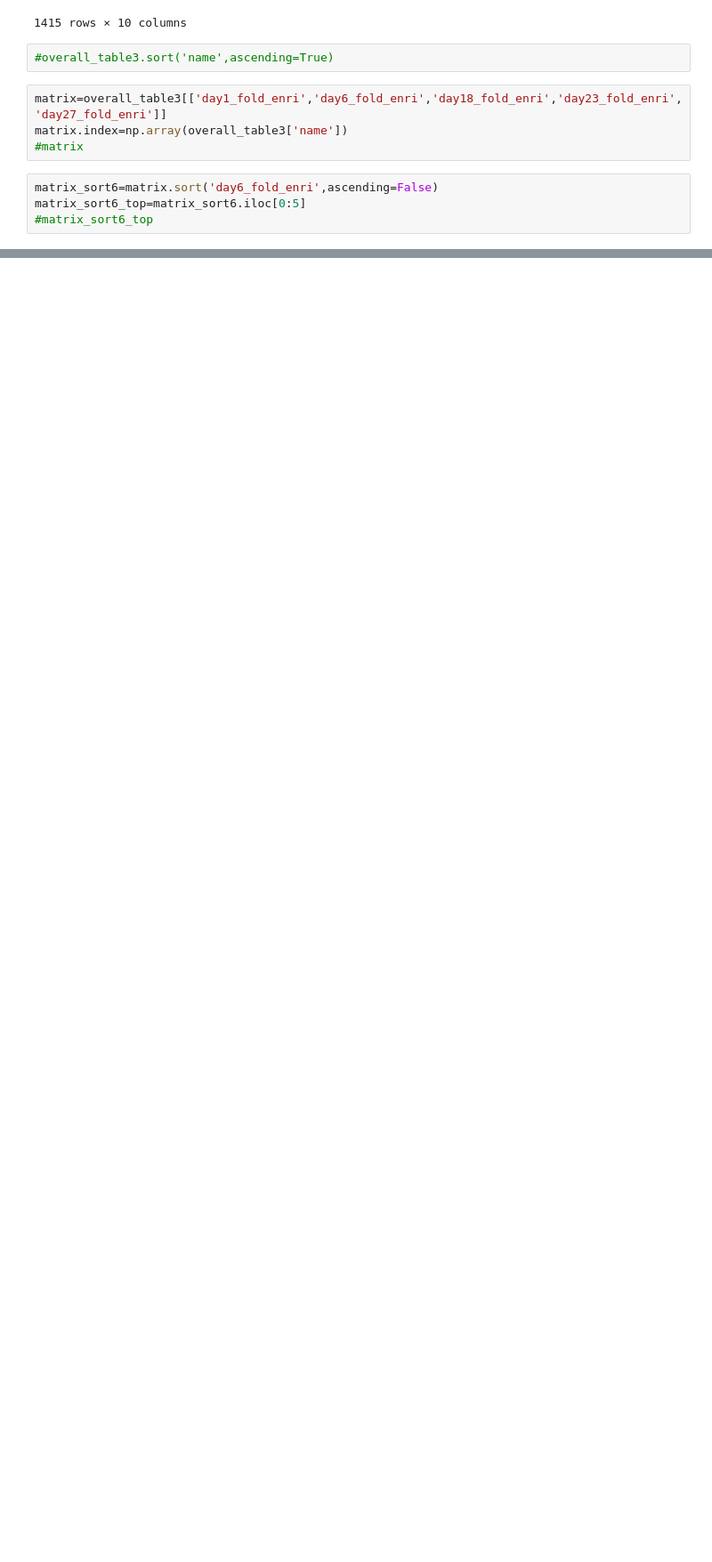
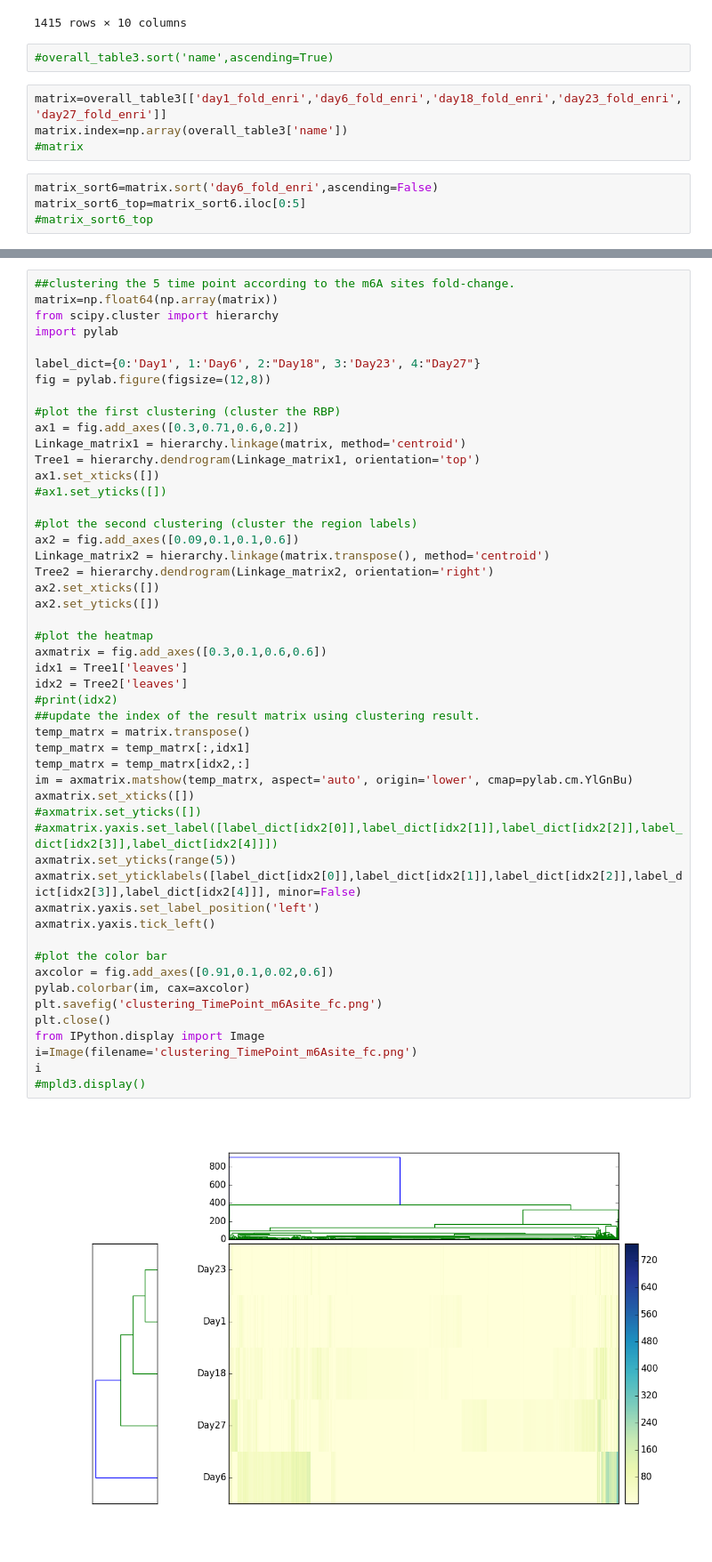
Before and after one commit to Wenhao-Jin/m6A, a Jupyter notebook: data/m6A_peaks_visualization.ipynb, the cells around one changed output, grey strips where cells are left out. Shown at 89% size. Drawn from its saved outputs; the diff is of its cells as text; blank space fills up the shorter version.

```diff
--- a/data/m6A_peaks_visualization.ipynb
+++ b/data/m6A_peaks_visualization.ipynb
@@ -260,0 +290,52 @@ i
+# %%
+##clustering the 5 time point according to the m6A sites fold-change.
+matrix=np.float64(np.array(matrix))
+from scipy.cluster import hierarchy
+import pylab
+
+label_dict={0:'Day1', 1:'Day6', 2:"Day18", 3:'Day23', 4:"Day27"}
+fig = pylab.figure(figsize=(12,8))
+
+#plot the first clustering (cluster the RBP)
+ax1 = fig.add_axes([0.3,0.71,0.6,0.2])
+Linkage_matrix1 = hierarchy.linkage(matrix, method='centroid')
+Tree1 = hierarchy.dendrogram(Linkage_matrix1, orientation='top')
+ax1.set_xticks([])
+#ax1.set_yticks([])
+
+#plot the second clustering (cluster the region labels)
+ax2 = fig.add_axes([0.09,0.1,0.1,0.6])
+Linkage_matrix2 = hierarchy.linkage(matrix.transpose(), method='centroid')
+Tree2 = hierarchy.dendrogram(Linkage_matrix2, orientation='right')
+ax2.set_xticks([])
+ax2.set_yticks([])
+
+#plot the heatmap
+axmatrix = fig.add_axes([0.3,0.1,0.6,0.6])
+idx1 = Tree1['leaves']
+idx2 = Tree2['leaves']
+#print(idx2)
+##update the index of the result matrix using clustering result.
+temp_matrx = matrix.transpose()
+temp_matrx = temp_matrx[:,idx1]
+temp_matrx = temp_matrx[idx2,:]
+im = axmatrix.matshow(temp_matrx, aspect='auto', origin='lower', cmap=pylab.cm.YlGnBu)
+axmatrix.set_xticks([])
+#axmatrix.set_yticks([])
+#axmatrix.yaxis.set_label([label_dict[idx2[0]],label_dict[idx2[1]],label_dict[idx2[2]],label_dict[idx2[3]],label_dict[idx2[4]]])
+axmatrix.set_yticks(range(5))
+axmatrix.set_yticklabels([label_dict[idx2[0]],label_dict[idx2[1]],label_dict[idx2[2]],label_dict[idx2[3]],label_dict[idx2[4]]], minor=False)
+axmatrix.yaxis.set_label_position('left')
+axmatrix.yaxis.tick_left()
+
+#plot the color bar
+axcolor = fig.add_axes([0.91,0.1,0.02,0.6])
+pylab.colorbar(im, cax=axcolor)
+plt.savefig('clustering_TimePoint_m6Asite_fc.png')
+plt.close()
+from IPython.display import Image
+i=Image(filename='clustering_TimePoint_m6Asite_fc.png')
+i
+#mpld3.display()
+# %% [output]
+[figure, added]
```
Also changed, not shown: parts of 4 cells of this notebook.
